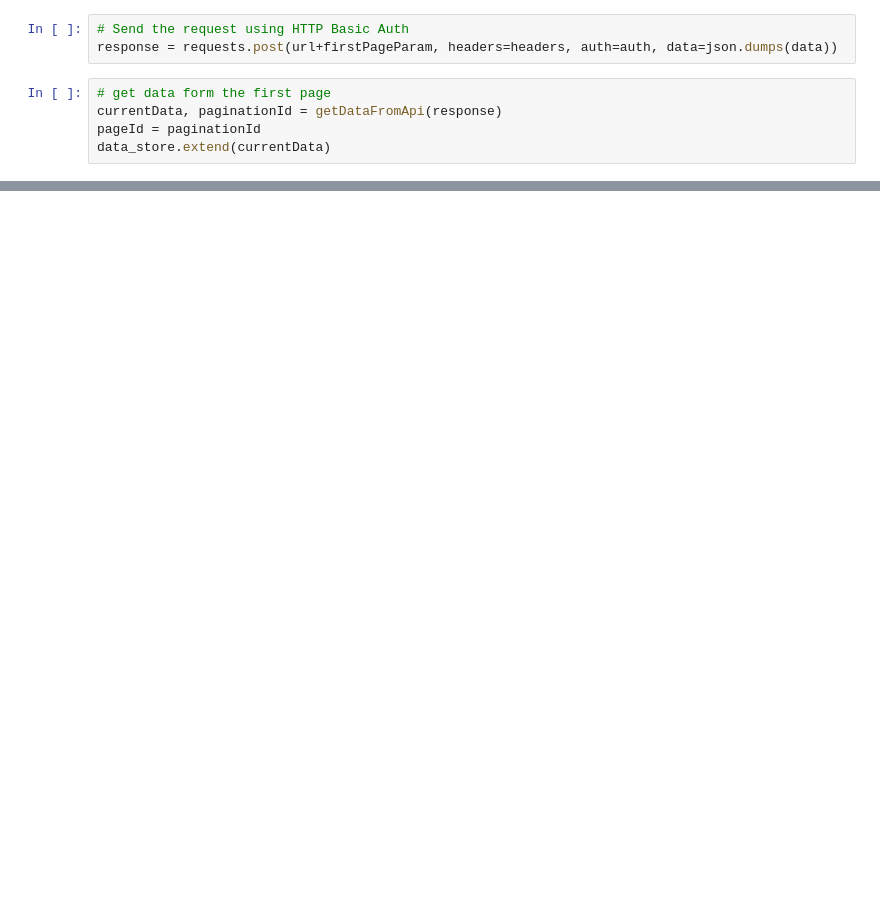
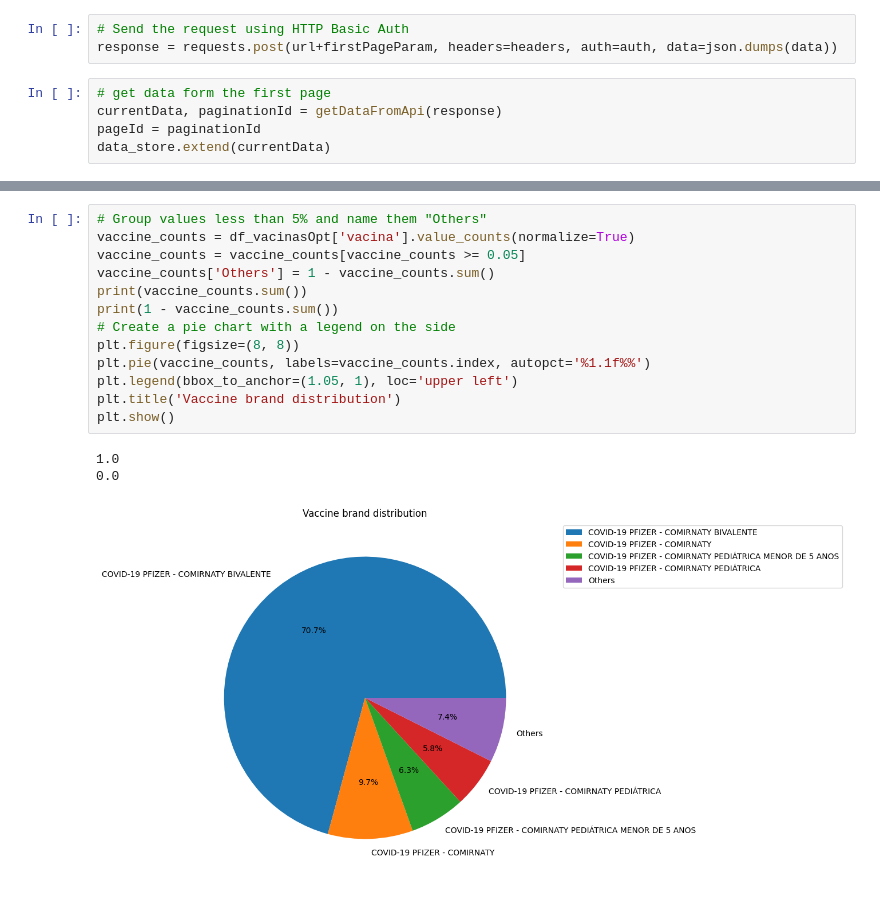
Before and after one commit to ErikZA/Adventch-cliente, a Jupyter notebook: appSus.ipynb, the cells around one changed output, grey strips where cells are left out. Drawn from its saved outputs; the diff is of its cells as text; blank space fills up the shorter version.

```diff
--- a/appSus.ipynb
+++ b/appSus.ipynb
@@ -70,0 +213,17 @@ df_vacinasOpt
+# %%
+# Group values less than 5% and name them "Others"
+vaccine_counts = df_vacinasOpt['vacina'].value_counts(normalize=True)
+vaccine_counts = vaccine_counts[vaccine_counts >= 0.05]
+vaccine_counts['Others'] = 1 - vaccine_counts.sum()
+print(vaccine_counts.sum())
+print(1 - vaccine_counts.sum())
+# Create a pie chart with a legend on the side
+plt.figure(figsize=(8, 8))
+plt.pie(vaccine_counts, labels=vaccine_counts.index, autopct='%1.1f%%')
+plt.legend(bbox_to_anchor=(1.05, 1), loc='upper left')
+plt.title('Vaccine brand distribution')
+plt.show()
+# %% [output]
+1.0
+0.0
+[figure, added]
```
Also changed, not shown: parts of 16 cells of this notebook.
